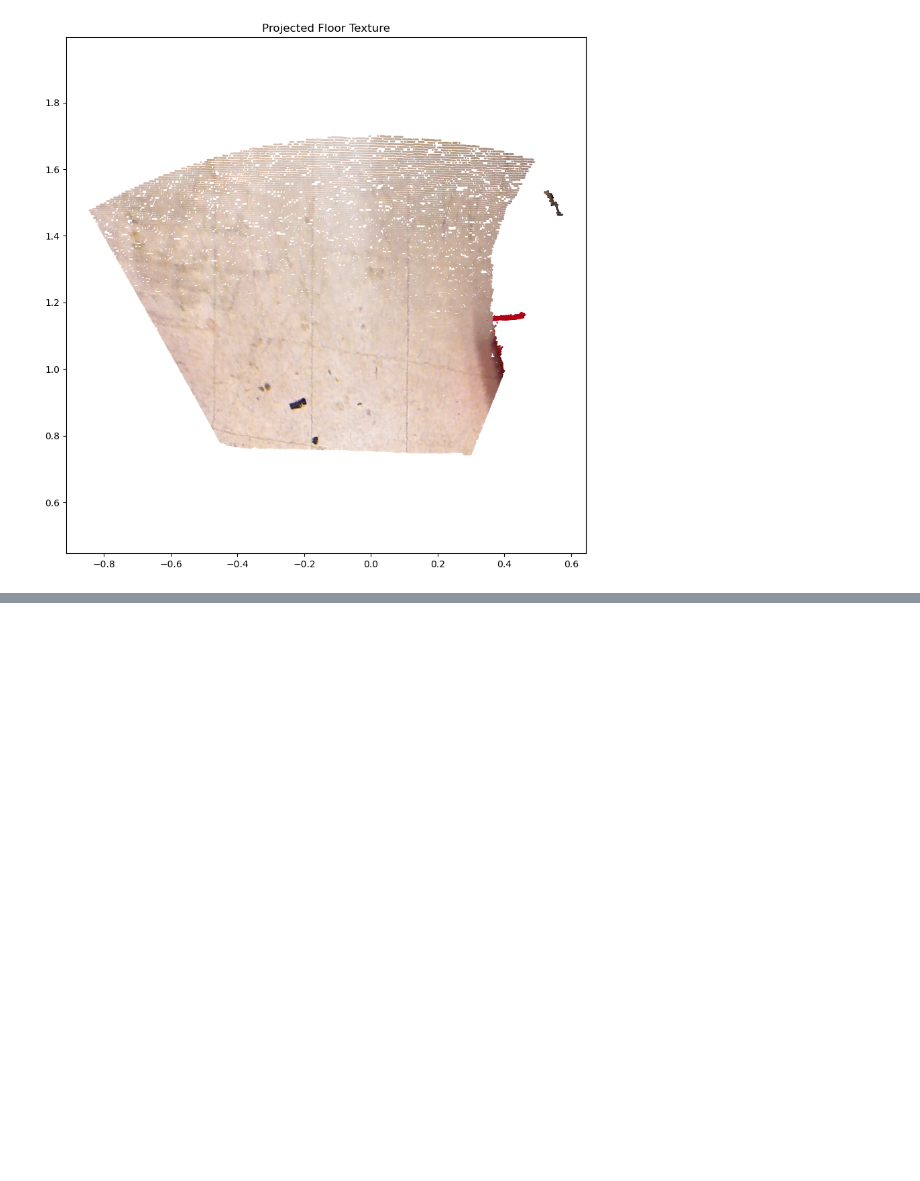
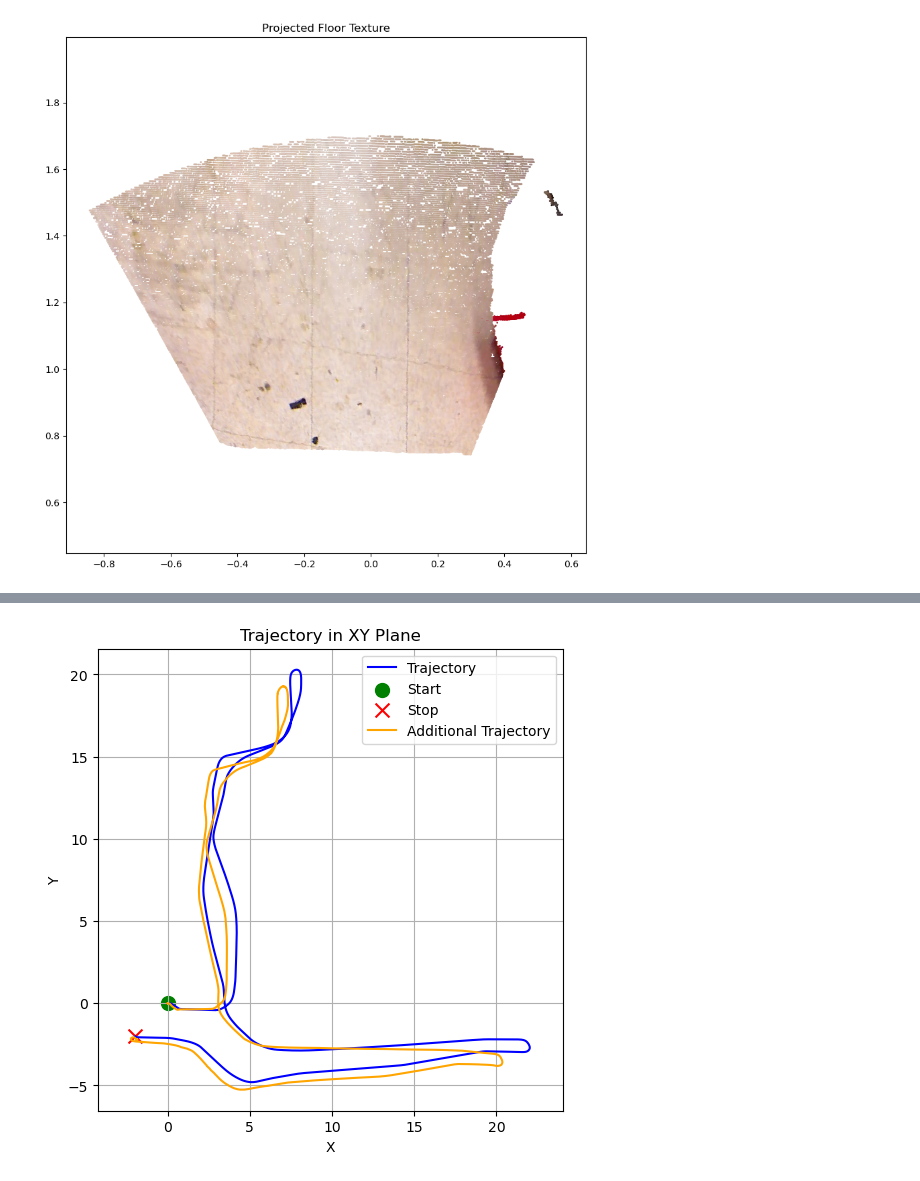
Before and after one commit to bharathraam29/SLAM_and_ICP, a Jupyter notebook: code/24_feb_scratch.ipynb, the cells around one changed output, grey strips where cells are left out. Drawn from its saved outputs; the diff is of its cells as text; code cells hidden in the pictures; blank space fills up the shorter version.

Commit message:
GTSAM somewhat working

```diff
--- a/code/24_feb_scratch.ipynb
+++ b/code/24_feb_scratch.ipynb
@@ -488,0 +484,4 @@ plt.imshow(TEXTURE_MAP['map'], cmap='gray')
+# %%
+def matrix_to_pose3(T):
+    R, p = ICP_stuff.get_R_and_P(T)
+    return Pose3(Rot3(R), Point3(p))
@@ -488,0 +495,42 @@ plt.imshow(TEXTURE_MAP['map'], cmap='gray')
+# %%
+import gtsam
+import numpy as np
+from gtsam import Pose3, Rot3, Point3
+
+# Initialize the Factor Graph
+graph = gtsam.NonlinearFactorGraph()
+initial_estimate = gtsam.Values()
+
+# Step 1: Add the first node with a prior factor
+first_pose = matrix_to_pose3(poses[0])
+graph.add(gtsam.PriorFactorPose3(0, first_pose, prior_noise))
+initial_estimate.insert(0, first_pose)
+
+# Step 2: Add odometry factors (edges)
+for i in range(1, len(poses)):
+    relative_pose = matrix_to_pose3(relative_poses[i-1])  # Convert relative transform to Pose3
+    graph.add(gtsam.BetweenFactorPose3(i-1, i, relative_pose, odometry_noise))  # Add edge
+    initial_estimate.insert(i, matrix_to_pose3(poses[i]))  # Insert absolute pose
+
+# Step 3: Optimize the Graph
+optimizer = gtsam.LevenbergMarquardtOptimizer(graph, initial_estimate)
+result = optimizer.optimize()
+# %%
+optimized_poses = []
+
+for i in range(len(poses)):  # Iterate over all pose indices
+    optimized_pose = result.atPose3(i)  # Get optimized Pose3
+    T = np.eye(4)  # Initialize 4x4 matrix
+
+    # Extract rotation and translation from Pose3
+    T[:3, :3] = optimized_pose.rotation().matrix()
+    T[:3, 3] = optimized_pose.translation()
+
+    optimized_poses.append(T)
+
+# Now, optimized_poses is a list of 4x4 matrices
+optimized_poses= np.array(optimized_poses)
+# %%
+plot_trajectory(encoder_poses , optimized_poses)
+# %% [output]
+[figure, added]
```
Also changed, not shown: parts of 17 cells of this notebook, 1 other file.
